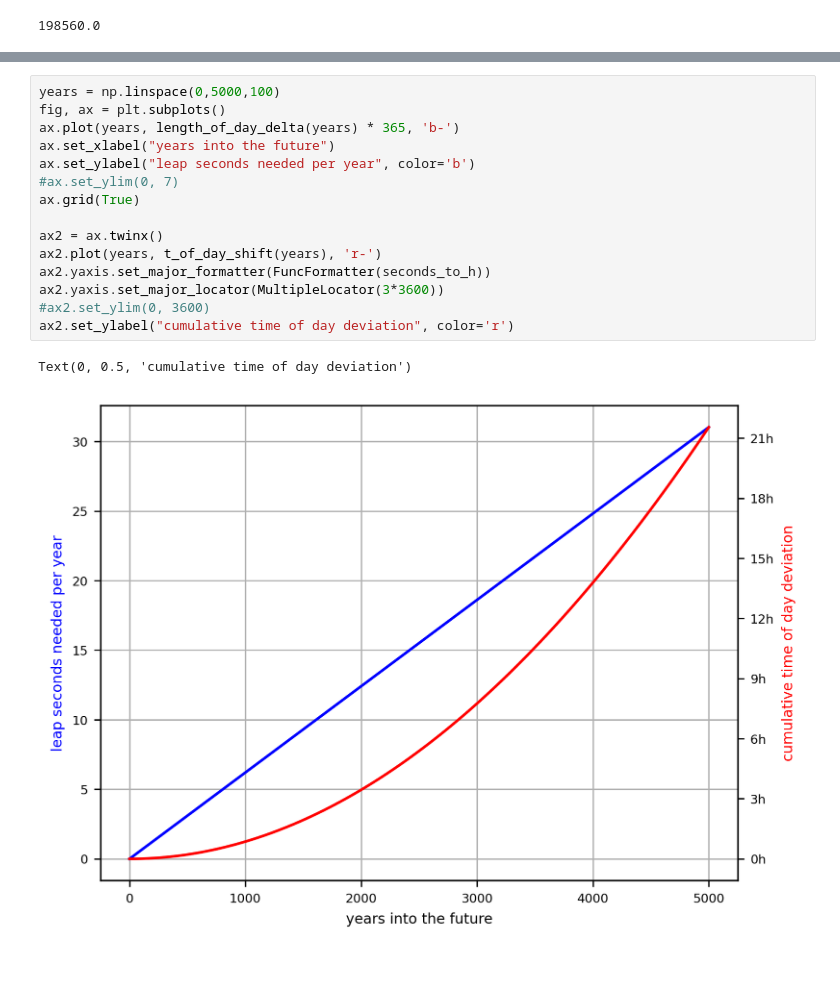
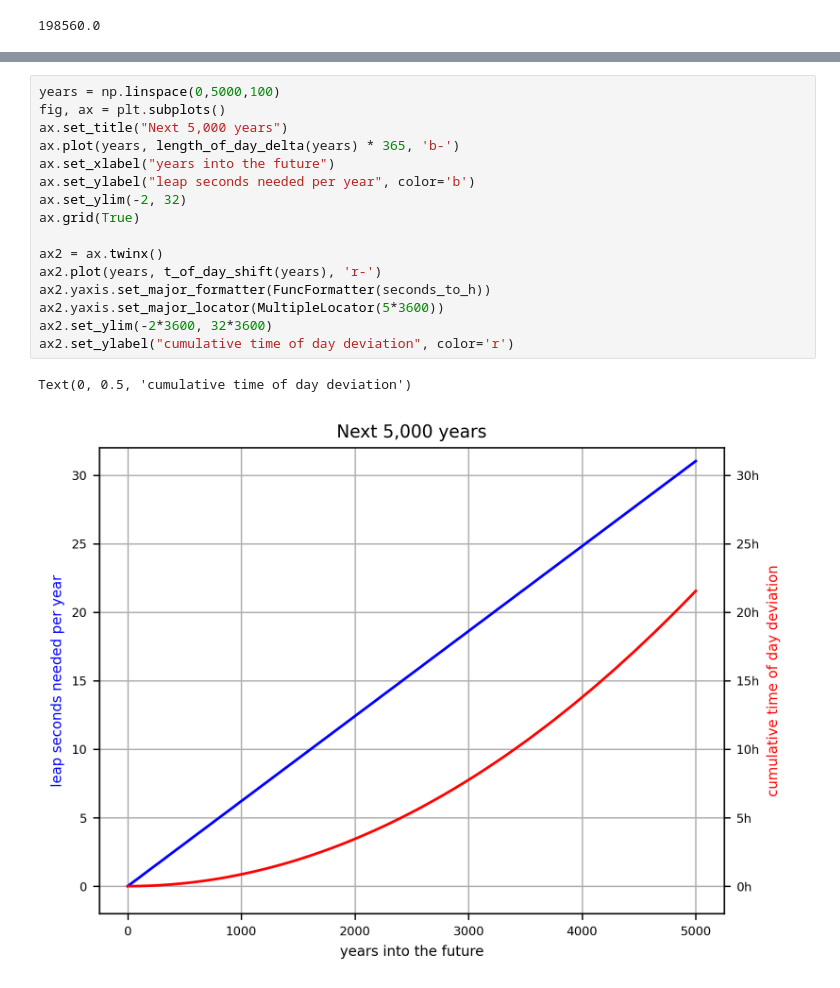
Before and after one commit to multi-io/mydocs-pub, a Jupyter notebook: math/leapseconds/leapseconds.ipynb, the cells around one changed output, grey strips where cells are left out. Saved outputs shown, nothing was run; the diff lists cells and outputs as text.

```diff
--- a/math/leapseconds/leapseconds.ipynb
+++ b/math/leapseconds/leapseconds.ipynb
@@ -116,21 +131,22 @@ secax.grid(True)
 # %%
 years = np.linspace(0,5000,100)
 fig, ax = plt.subplots()
+ax.set_title("Next 5,000 years")
 ax.plot(years, length_of_day_delta(years) * 365, 'b-')
 ax.set_xlabel("years into the future")
 ax.set_ylabel("leap seconds needed per year", color='b')
-#ax.set_ylim(0, 7)
+ax.set_ylim(-2, 32)
 ax.grid(True)
 
 ax2 = ax.twinx()
 ax2.plot(years, t_of_day_shift(years), 'r-')
 ax2.yaxis.set_major_formatter(FuncFormatter(seconds_to_h))
-ax2.yaxis.set_major_locator(MultipleLocator(3*3600))
-#ax2.set_ylim(0, 3600)
+ax2.yaxis.set_major_locator(MultipleLocator(5*3600))
+ax2.set_ylim(-2*3600, 32*3600)
 ax2.set_ylabel("cumulative time of day deviation", color='r')
 # %% [output]
 Text(0, 0.5, 'cumulative time of day deviation')
-[figure, old version]
+[figure, new version]
 # %%
 years = np.linspace(0,50000,100)
 leapsec_per_year = length_of_day_delta(years) * 365
```
Also changed, not shown: parts of 13 cells of this notebook, 1 other file.
